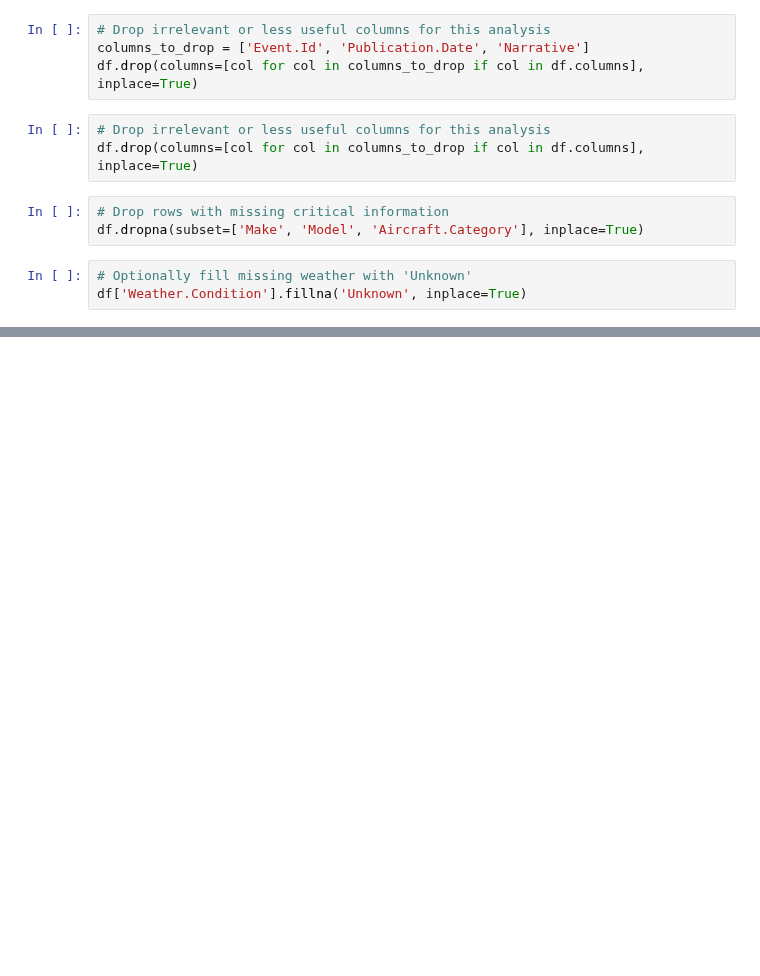
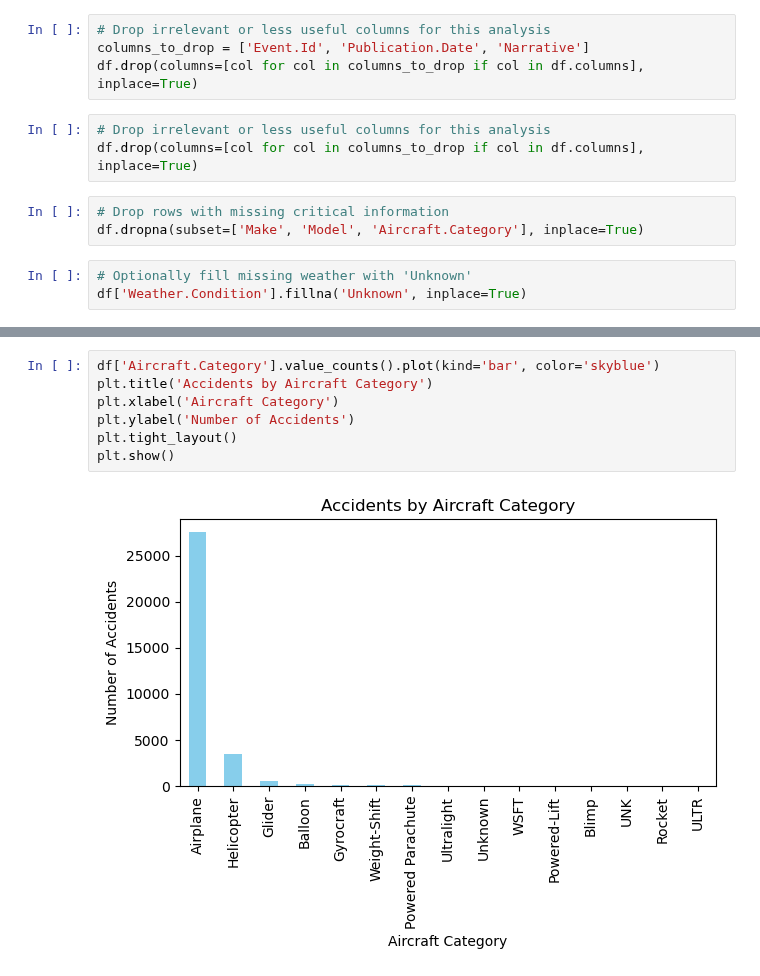
Before and after one commit to timsila18/DS-Phase-1-Project, a Jupyter notebook: student.ipynb, the cells around one changed output, grey strips where cells are left out. Saved outputs shown, nothing was run; the diff lists cells and outputs as text; blank space fills up the shorter version.

```diff
--- a/student.ipynb
+++ b/student.ipynb
@@ -154,0 +241,9 @@ df['Weather.Condition'].fillna('Unknown', inplace=True)
+# %%
+df['Aircraft.Category'].value_counts().plot(kind='bar', color='skyblue')
+plt.title('Accidents by Aircraft Category')
+plt.xlabel('Aircraft Category')
+plt.ylabel('Number of Accidents')
+plt.tight_layout()
+plt.show()
+# %% [output]
+[figure, added]
```
Also changed, not shown: parts of 13 cells of this notebook.
